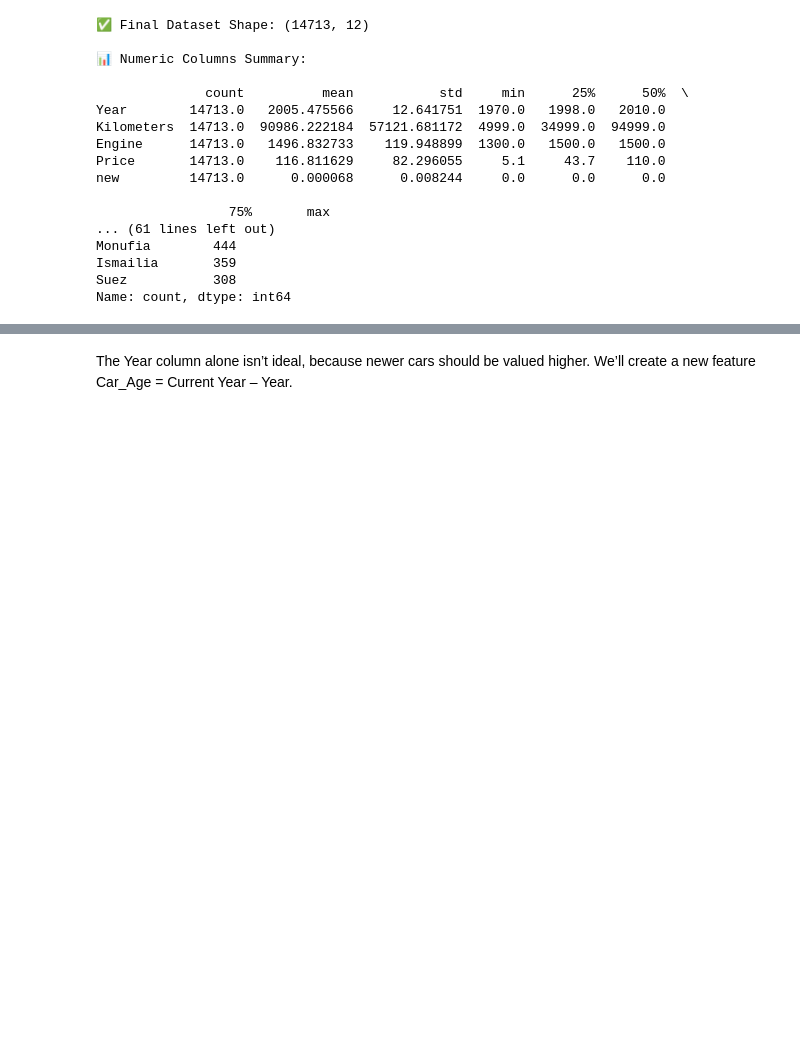
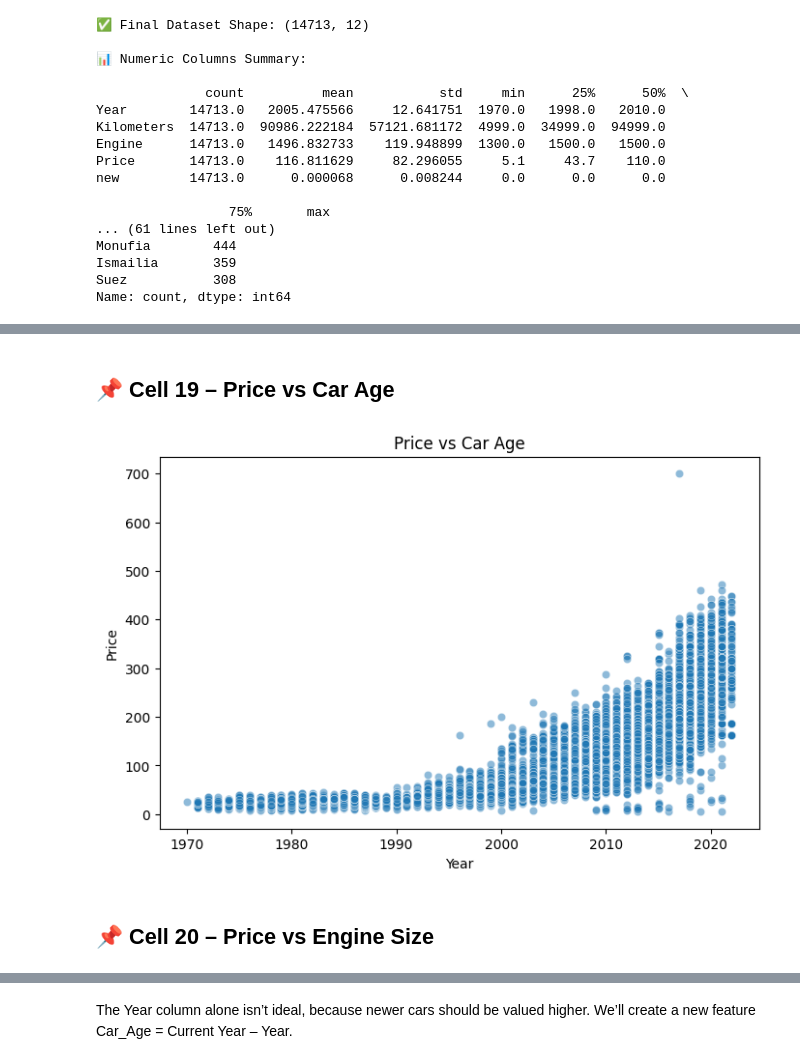
Before and after one commit to omarkhaled1000/Used_Egyptian_Cars_Price_Predictor_ML_Project, a Jupyter notebook: Used_Egyptian_Cars_Price_Predictor_ML_Project.ipynb, the cells around one changed output, grey strips where cells are left out. Saved outputs shown, nothing was run; the diff lists cells and outputs as text; code cells hidden in the pictures; blank space fills up the shorter version.

```diff
--- a/Used_Egyptian_Cars_Price_Predictor_ML_Project.ipynb
+++ b/Used_Egyptian_Cars_Price_Predictor_ML_Project.ipynb
@@ -438,0 +455,14 @@ Name: count, dtype: int64
+# %% [markdown]
+## 📌 Cell 19 – Price vs Car Age
+# %%
+# Cell 19: Price vs Year
+plt.figure(figsize=(8,5))
+sns.scatterplot(x=df['Year'], y=y, alpha=0.5)
+plt.title("Price vs Car Age")
+plt.xlabel("Year")
+plt.ylabel("Price")
+plt.show()
+# %% [output]
+[figure, added]
+# %% [markdown]
+## 📌 Cell 20 – Price vs Engine Size
```
Also changed, not shown: parts of 116 cells of this notebook, 1 other file.
